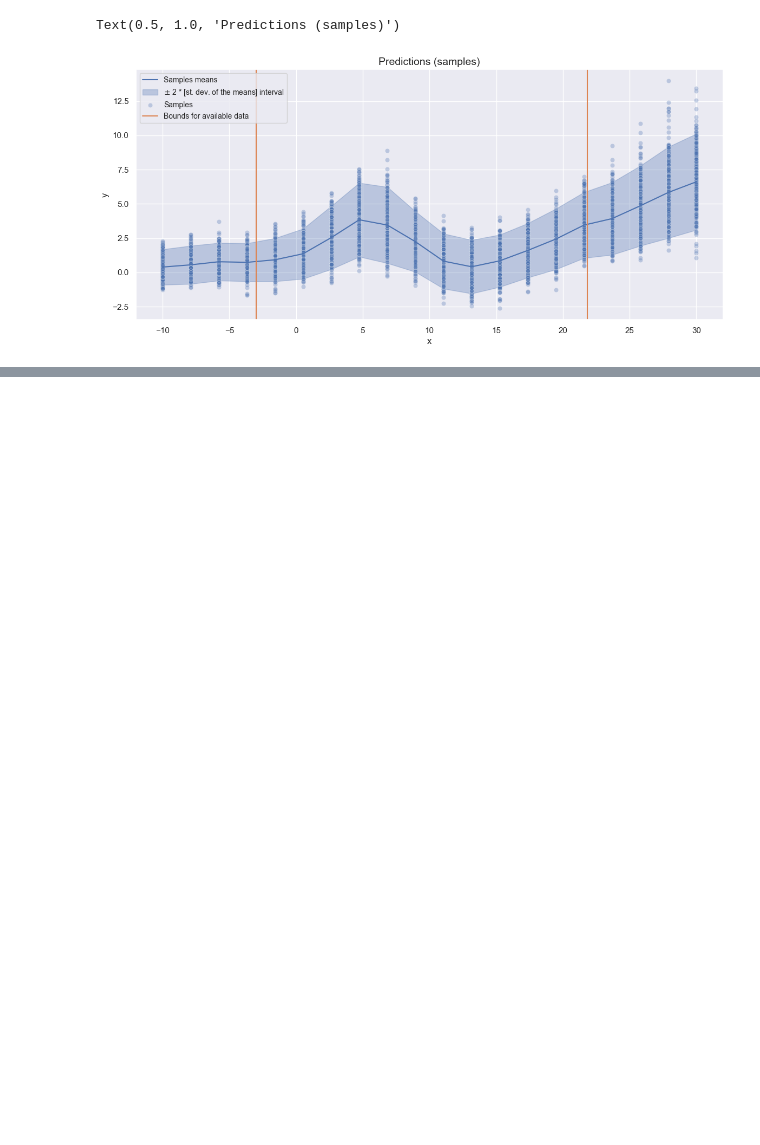
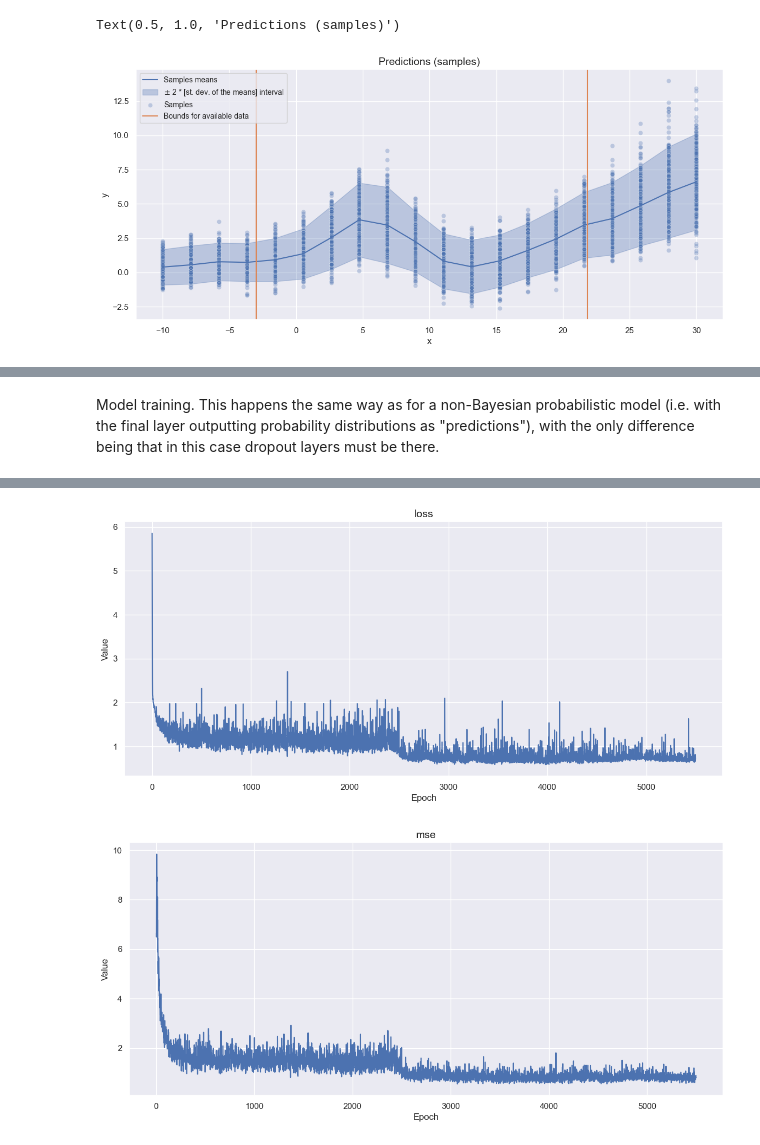
Before and after one commit to emanuele-moscato/bayesian-explorations, a Jupyter notebook: notebooks/regression_techniques_review.ipynb, the cells around one changed output, grey strips where cells are left out. Drawn from its saved outputs; the diff is of its cells as text; code cells hidden in the pictures; blank space fills up the shorter version.

Commit message:
Update regression review notebook with an MC Dropout example, update modules

```diff
--- a/notebooks/regression_techniques_review.ipynb
+++ b/notebooks/regression_techniques_review.ipynb
@@ -502,0 +533,15 @@ Text(0.5, 1.0, 'Predictions (samples)')
+# %%
+learning_rate = 1e-3
+
+optimizer_dropout = tf.keras.optimizers.Adam(learning_rate=learning_rate)
+
+model_dropout.compile(
+    optimizer=optimizer_dropout,
+    loss=nll,
+    metrics=['mse']
+)
+
+# Quick test.
+model_dropout(x[:5, ...])
+
+model_dropout.summary()
@@ -502,0 +570,18 @@ Text(0.5, 1.0, 'Predictions (samples)')
+# %% [markdown]
+Model training. This happens the same way as for a non-Bayesian probabilistic model (i.e. with the final layer outputting probability distributions as "predictions"), with the only difference being that in this case dropout layers must be there.
+# %%
+epochs = 1000
+
+history_dropout = model_dropout.fit(
+    x=x,
+    y=y,
+    epochs=epochs,
+    verbose=0,
+    callbacks=[NEpochsLogger(50)],
+    batch_size=256
+)
+
+append_to_full_history(history_dropout, history_dropout_full)
+
+plot_history(history_dropout_full)
+# %% [output]
@@ -502,0 +608,2 @@ Text(0.5, 1.0, 'Predictions (samples)')
+[figure, added]
+[figure, added]
```
Also changed, not shown: parts of 26 cells of this notebook, 1 other file.
